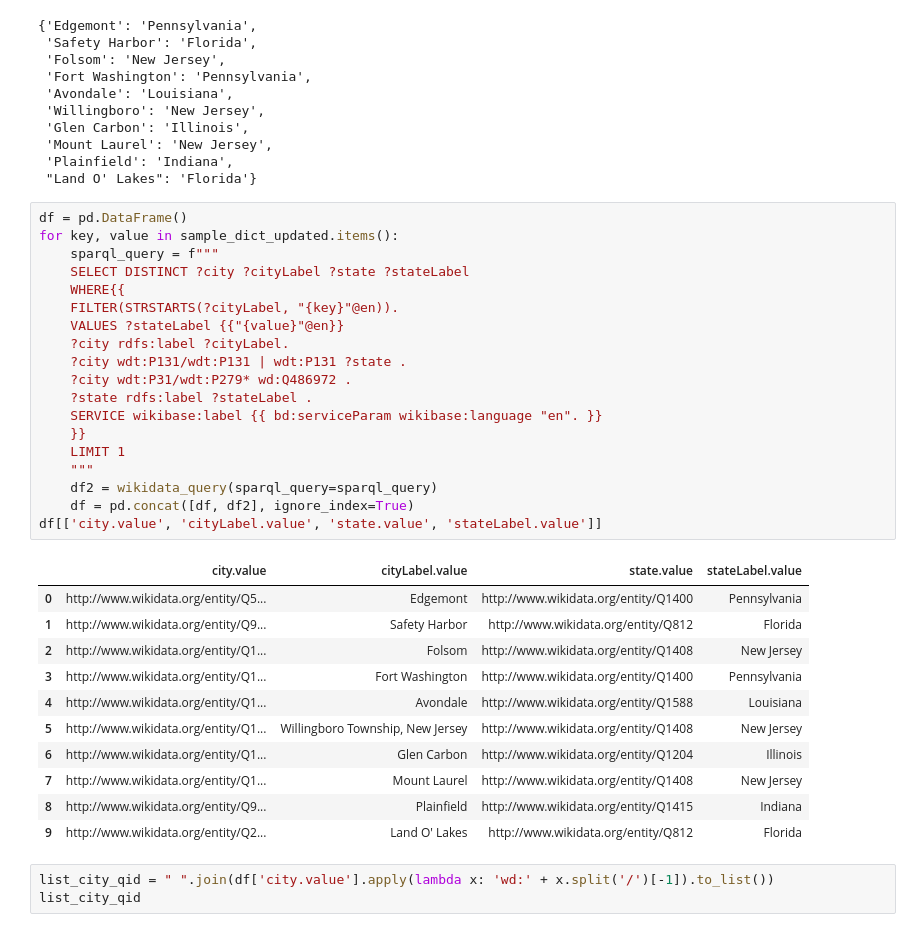
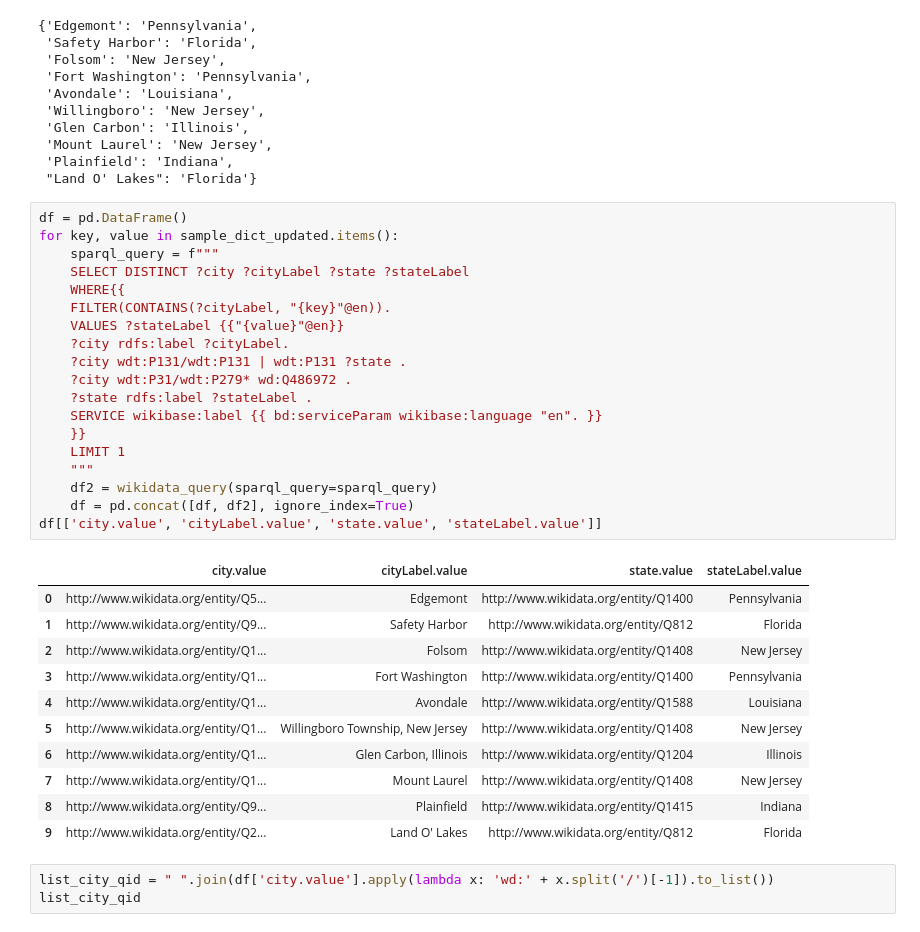
Before and after one commit to christiannielsen98/DVML-P7, a Jupyter notebook: Code/CompetencyQuestions/wikidata_competency_questions.ipynb, the cells around one changed output. Cells and saved outputs as stored; diff of their text form.

```diff
--- a/Code/CompetencyQuestions/wikidata_competency_questions.ipynb
+++ b/Code/CompetencyQuestions/wikidata_competency_questions.ipynb
@@ -192,31 +192,31 @@ sample_dict_updated
 # %%
 df = pd.DataFrame()
 for key, value in sample_dict_updated.items():
     sparql_query = f"""
     SELECT DISTINCT ?city ?cityLabel ?state ?stateLabel
     WHERE{{
-    FILTER(STRSTARTS(?cityLabel, "{key}"@en)).
+    FILTER(CONTAINS(?cityLabel, "{key}"@en)).
     VALUES ?stateLabel {{"{value}"@en}}
     ?city rdfs:label ?cityLabel.
     ?city wdt:P131/wdt:P131 | wdt:P131 ?state .
     ?city wdt:P31/wdt:P279* wd:Q486972 .
     ?state rdfs:label ?stateLabel .
     SERVICE wikibase:label {{ bd:serviceParam wikibase:language "en". }}
     }}
     LIMIT 1
     """
     df2 = wikidata_query(sparql_query=sparql_query)
     df = pd.concat([df, df2], ignore_index=True)
 df[['city.value', 'cityLabel.value', 'state.value', 'stateLabel.value']]
 # %% [output]
 |  | city.value | cityLabel.value | state.value | stateLabel.value |
 | 0 | http://www.wikidata.org/entity/Q5... | Edgemont | http://www.wikidata.org/entity/Q1400 | Pennsylvania |
 | 1 | http://www.wikidata.org/entity/Q9... | Safety Harbor | http://www.wikidata.org/entity/Q812 | Florida |
 | 2 | http://www.wikidata.org/entity/Q1... | Folsom | http://www.wikidata.org/entity/Q1408 | New Jersey |
 | 3 | http://www.wikidata.org/entity/Q1... | Fort Washington | http://www.wikidata.org/entity/Q1400 | Pennsylvania |
 | 4 | http://www.wikidata.org/entity/Q1... | Avondale | http://www.wikidata.org/entity/Q1588 | Louisiana |
 | 5 | http://www.wikidata.org/entity/Q1... | Willingboro Township, New Jersey | http://www.wikidata.org/entity/Q1408 | New Jersey |
-| 6 | http://www.wikidata.org/entity/Q1... | Glen Carbon | http://www.wikidata.org/entity/Q1204 | Illinois |
+| 6 | http://www.wikidata.org/entity/Q1... | Glen Carbon, Illinois | http://www.wikidata.org/entity/Q1204 | Illinois |
 | 7 | http://www.wikidata.org/entity/Q1... | Mount Laurel | http://www.wikidata.org/entity/Q1408 | New Jersey |
 | 8 | http://www.wikidata.org/entity/Q9... | Plainfield | http://www.wikidata.org/entity/Q1415 | Indiana |
 | 9 | http://www.wikidata.org/entity/Q2... | Land O' Lakes | http://www.wikidata.org/entity/Q812 | Florida |
```
Also changed, not shown: parts of 9 cells of this notebook, 1 other file.
